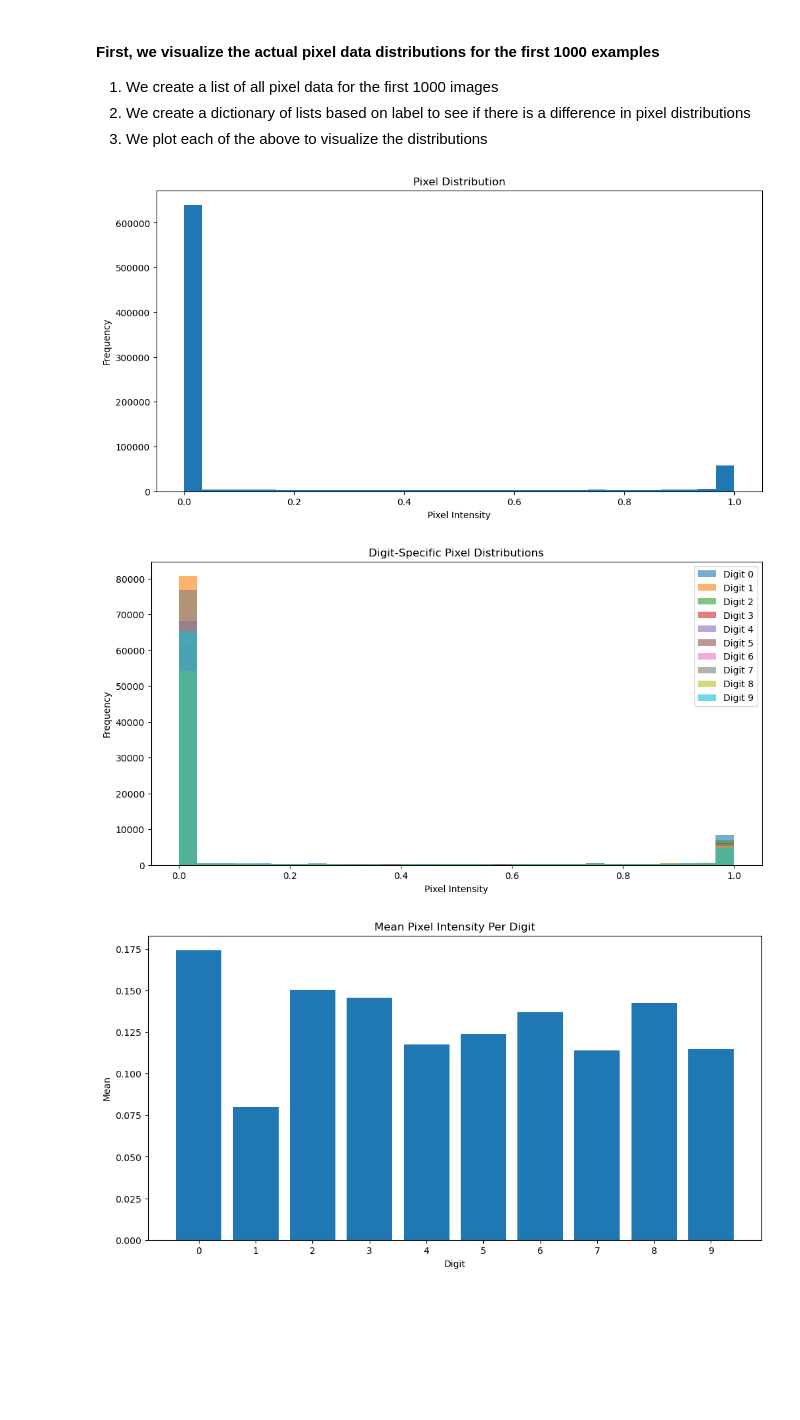
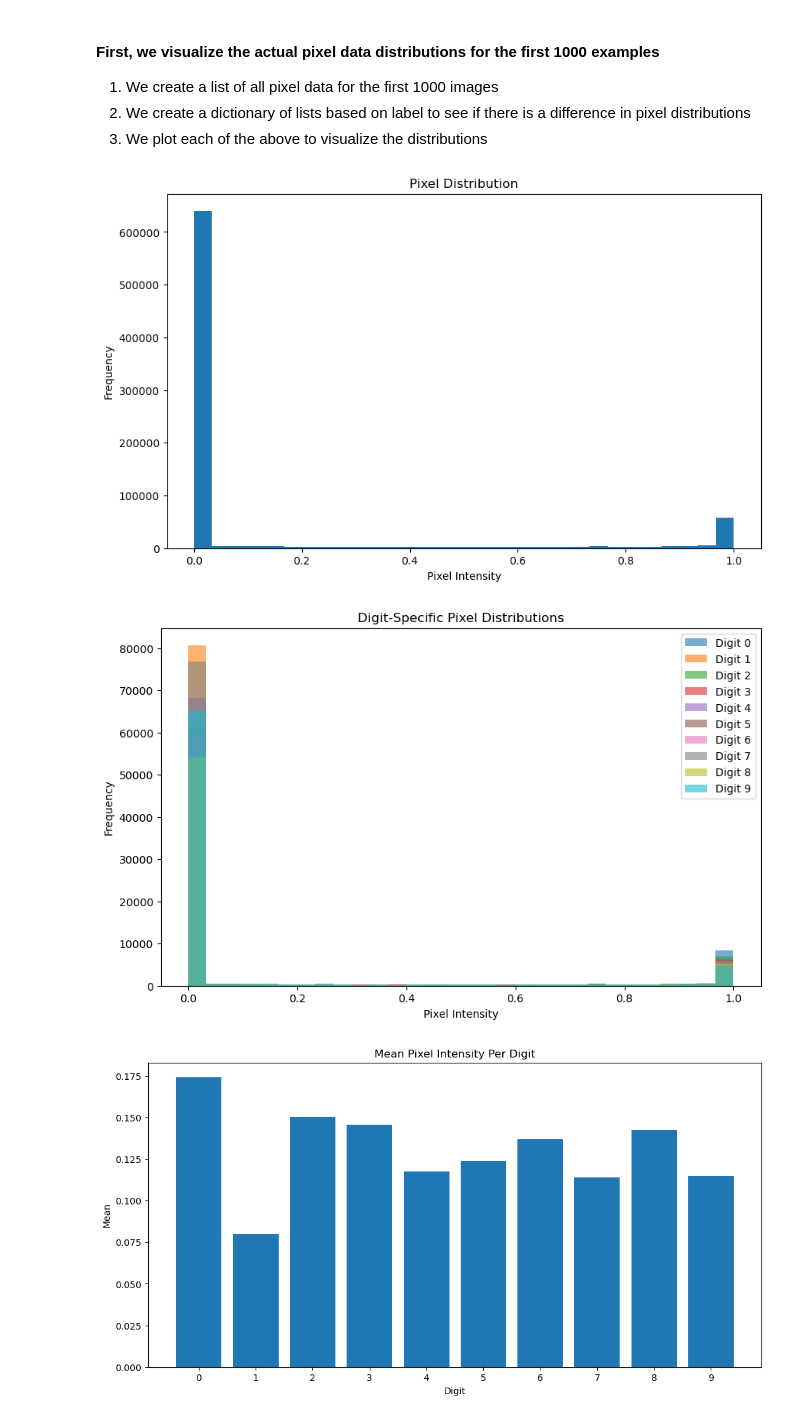
Before and after one commit to eriktholmes/interpreting_mnist, a Jupyter notebook: MLP/01_MLP_for_Interpretability_non_normalized.ipynb, the cells around one changed output. Cells and saved outputs as stored; diff of their text form; code cells hidden in the pictures; blank space fills up the shorter version.

```diff
--- a/MLP/01_MLP_for_Interpretability_non_normalized.ipynb
+++ b/MLP/01_MLP_for_Interpretability_non_normalized.ipynb
@@ -129,21 +129,23 @@ for x, y in train_dataset:
     if count >= 1000:
         break
 # %%
+import matplotlib.pyplot as plt
+
 # Take the pixels list and concatenate to create a single 1D tensor
 all_pixel_data = torch.cat(all_pixels, dim=0).view(-1)
 
-plt.figure(figsize=(12, 6))
+plt.figure(figsize=(10, 6))
 # Plot the data using a histogram with 30 bins
 plt.hist(all_pixel_data.numpy(), bins=30)
 plt.title("Pixel Distribution")
 plt.xlabel("Pixel Intensity")
 plt.ylabel("Frequency")
 plt.show()
 # %% [output]
-[figure, old version]
+[figure, new version]
 # %%
 # Now, we do the same but with our digit specific data (we just want to see the differences in pixel distributions... there should be some!)
-plt.figure(figsize=(12, 6))
+plt.figure(figsize=(10, 6))
 means = []
 stds = []
 for i in range(10):
@@ -158,7 +160,7 @@ plt.ylabel("Frequency")
 plt.legend()
 plt.show()
 # %% [output]
-[figure, old version]
+[figure, new version]
 # %%
 plt.figure(figsize=(12,6))
 plt.bar(range(10), means)
```
Also changed, not shown: parts of 54 cells of this notebook.
